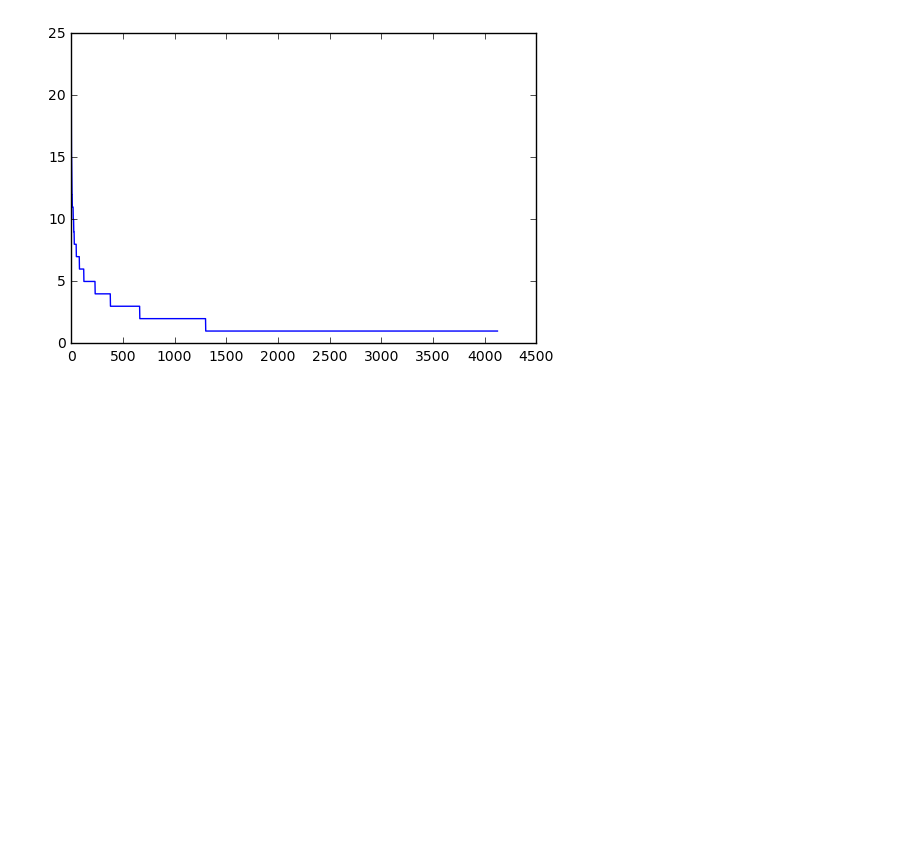
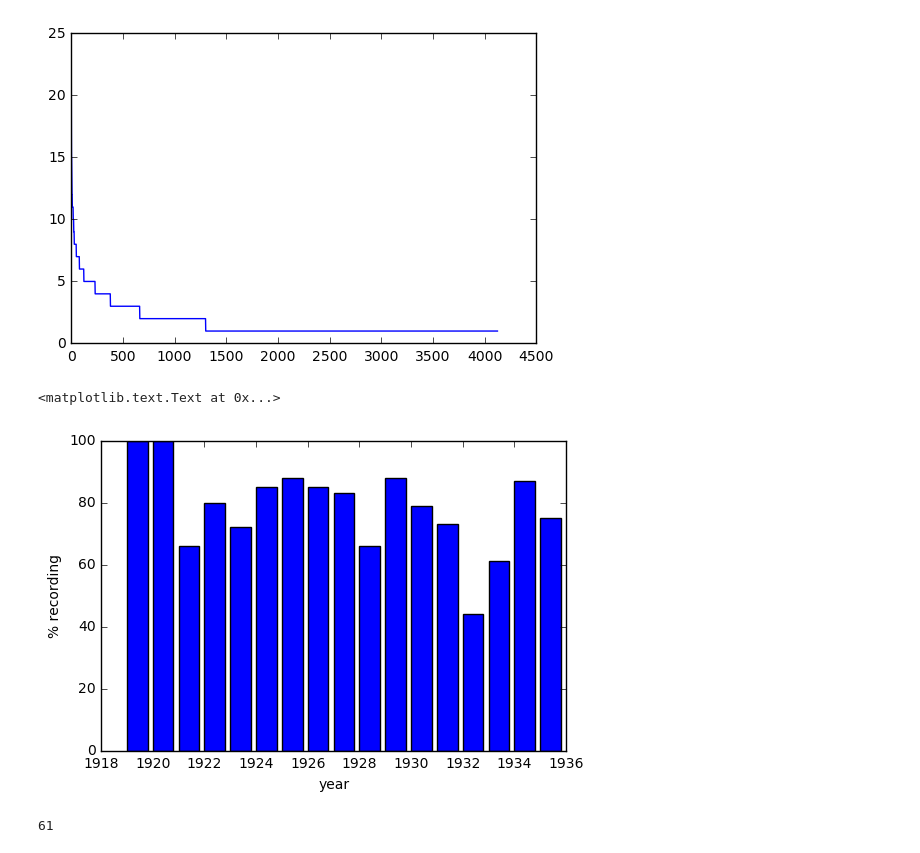
Before and after one commit to andrebola/tango-data, a Jupyter notebook: schema_generation.ipynb, the cells around one changed output. Drawn from its saved outputs; the diff is of its cells as text; code cells hidden in the pictures; blank space fills up the shorter version.

```diff
--- a/schema_generation.ipynb
+++ b/schema_generation.ipynb
@@ -47,6 +47,7 @@ categories = {u'Carteto T\xedpico': 'Group',
     }
 artist_map = {}
 artist_map['http://www.todotango.com/creadores/ficha/116/Carlos-Gardel'] = 1794
+artist_map['http://www.todotango.com/Gardel/'] = 1794
 artists_new = []
 identifier = 0
 for j in artists:
@@ -56,7 +57,9 @@ for j in artists:
     begin_place = ''
     if j['place_b'] and len(j['place_b']):
         begin_place = j['place_b'][0].strip()
-    name = j['name']
+    name = ''
+    if j['name']:
+        name = j['name']
     alias = []
     if j['real_name']:
         alias.append(j['real_name'])
@@ -240,7 +243,7 @@ On recordings identified add links to audio files.
 count_same = 0
 count_not_same = []
 
-def add_audio(audio_list):
+def add_audio(audio_list, curr_artist=None):
     global count_same, count_not_same
     for a in audio_list:
         index = 0
@@ -263,12 +266,14 @@ def add_audio(audio_list):
                 recordings[index]['audio']['todotango'].append(a['mp3'])
             if not 'duracion' in recordings[index] or recordings[index]['duracion'] != a['duracion']:
                 recordings[index]['duracion'] = a['duracion']
+            if curr_artist != None and curr_artist not in recordings[index]['artist']:
+                recordings[index]['artist'].append(curr_artist)
         else:
             count_not_same.append(a)
 
 # audio list structure is the same for artists and works
-for w in artists:
-    add_audio(w['audio'])
+for i in artists:
+    add_audio(i['audio'], artist_map[i['artist_url']])
 
 for w in works:
     add_audio(w['audio'])
@@ -407,0 +459,11 @@ plt.plot(sorted(works_rec_map.values(), reverse=True))
+# %%
+plt.bar(tot_works_years.keys(), tot_works_years.values())
+plt.xlabel('year')
+plt.ylabel('% recording')
+# %% [output]
+<matplotlib.text.Text at 0x...>
+[figure, added]
+# %%
+tot_works_years[1933]
+# %% [output]
+61
```
Also changed, not shown: parts of 1 cell of this notebook, 2 other files.
